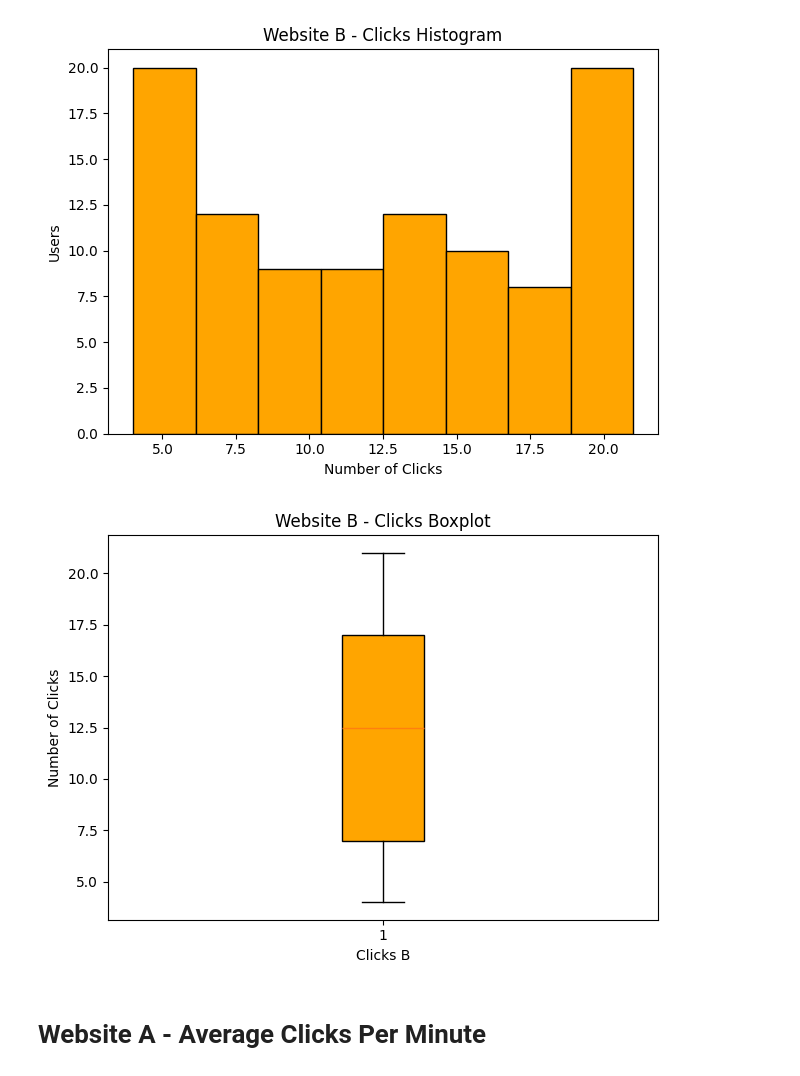
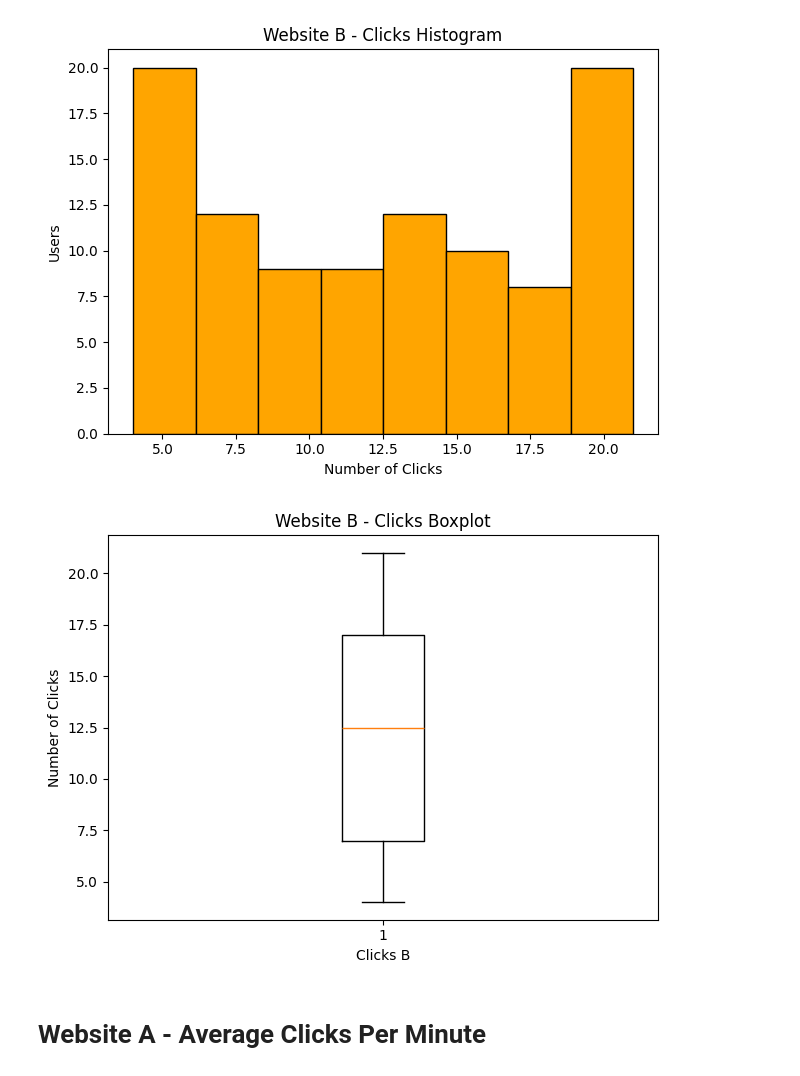
Before and after one commit to Quilhar/DataAnalytics, a Jupyter notebook: Stats/project_1.ipynb, the cells around one changed output. Cells and saved outputs as stored; diff of their text form; code cells hidden in the pictures.

```diff
--- a/Stats/project_1.ipynb
+++ b/Stats/project_1.ipynb
@@ -115,9 +115,9 @@ clicks_b_histogram = dal.histogram(web_b_clicks, title="Website B - Clicks Histo
 # %% [output]
 [figure]
 # %%
-clicks_b_boxplot = dal.boxplot(web_b_clicks, title='Website B - Clicks Boxplot', xaxis_label="Clicks B", yaxis_label="Number of Clicks", color="orange")
+clicks_b_boxplot = dal.boxplot(web_b_clicks, title='Website B - Clicks Boxplot', xaxis_label="Clicks B", yaxis_label="Number of Clicks")
 # %% [output]
-[figure, old version]
+[figure, new version]
 # %% [markdown]
 # Website A - Average Clicks Per Minute
 # %%
```
Also changed, not shown: parts of 5 cells of this notebook, 1 other file.
